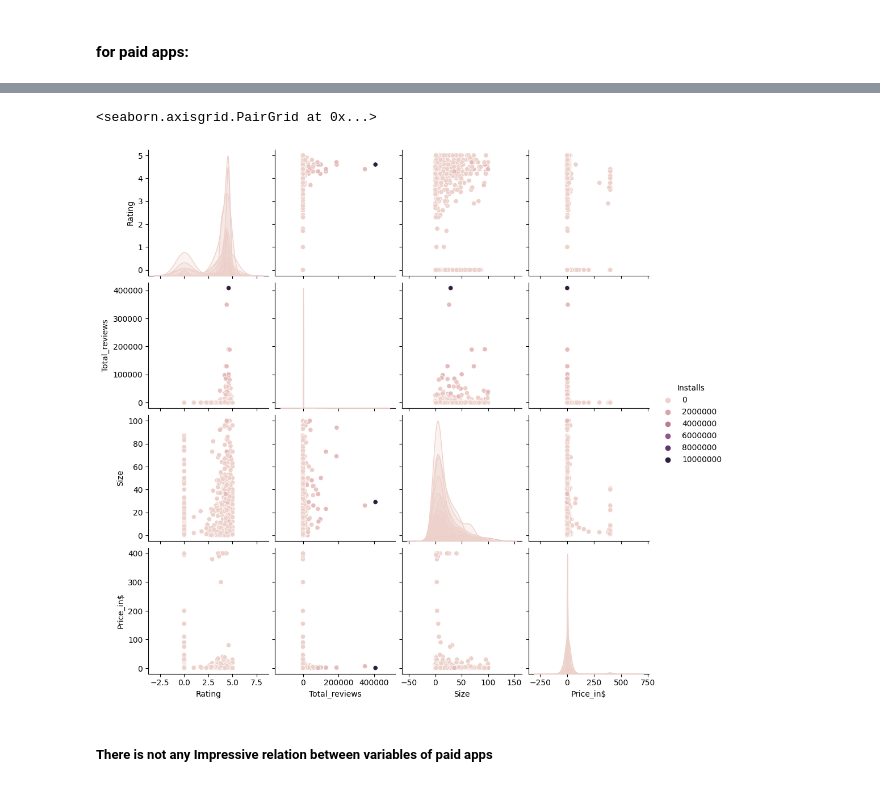
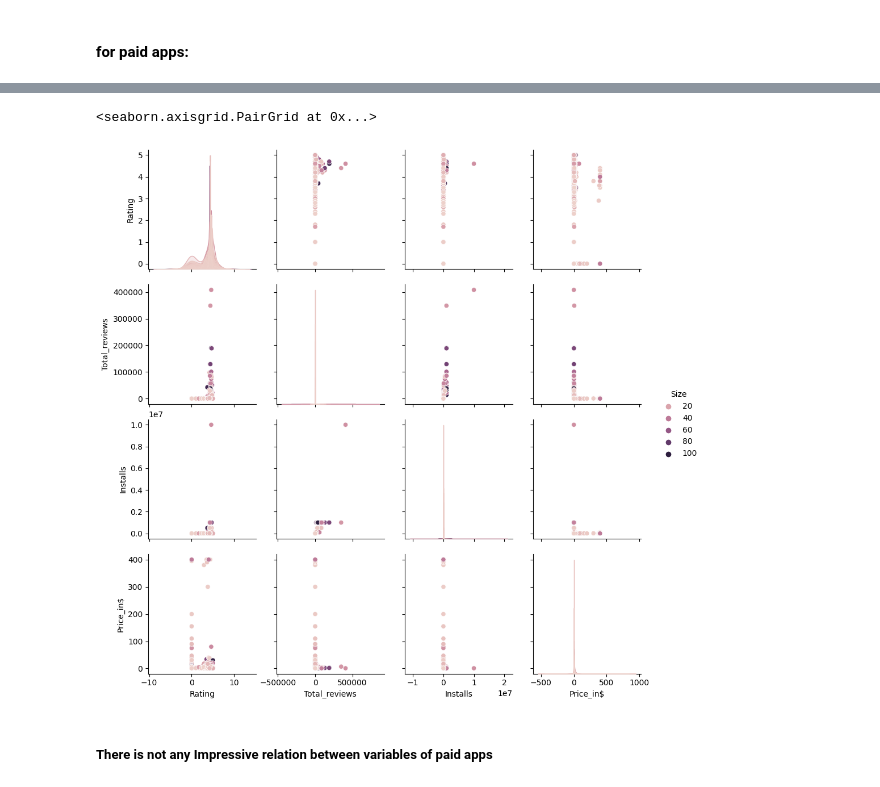
Before and after one commit to saeedshiranii/Data_Analysis, a Jupyter notebook: Pesronal projects/Google play store/main.ipynb, the cells around one changed output, grey strips where cells are left out. Cells and saved outputs as stored; diff of their text form; code cells hidden in the pictures.

```diff
--- a/Pesronal projects/Google play store/main.ipynb
+++ b/Pesronal projects/Google play store/main.ipynb
@@ -447,10 +535,10 @@ paid_app.head()
 | 478 | Truth or Dare Pro | DATING | 0.0 | 0 | 20.000 | 50 | Paid | 1.49 | Teen | ... |
 | 479 | Private Dating, Hide App- Blue fo... | DATING | 0.0 | 0 | 0.018 | 100 | Paid | 2.99 | Everyone | ... |
 # %%
-sns.pairplot(paid_app, hue="Installs")
+sns.pairplot(paid_app, hue="Size")
 # %% [output]
 <seaborn.axisgrid.PairGrid at 0x...>
-[figure, old version]
+[figure, new version]
 # %% [markdown]
 ##### There is not any Impressive relation between variables of paid apps
 # %% [markdown]
```
Also changed, not shown: parts of 34 cells of this notebook.
